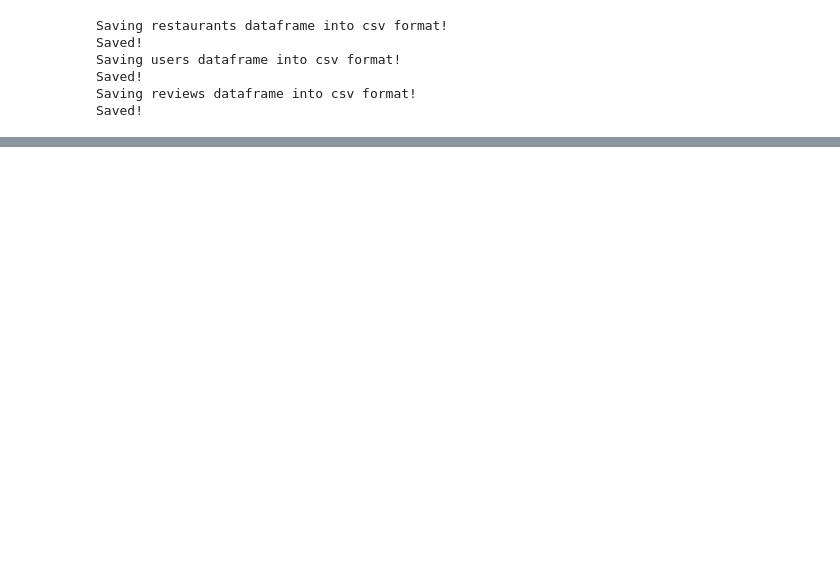
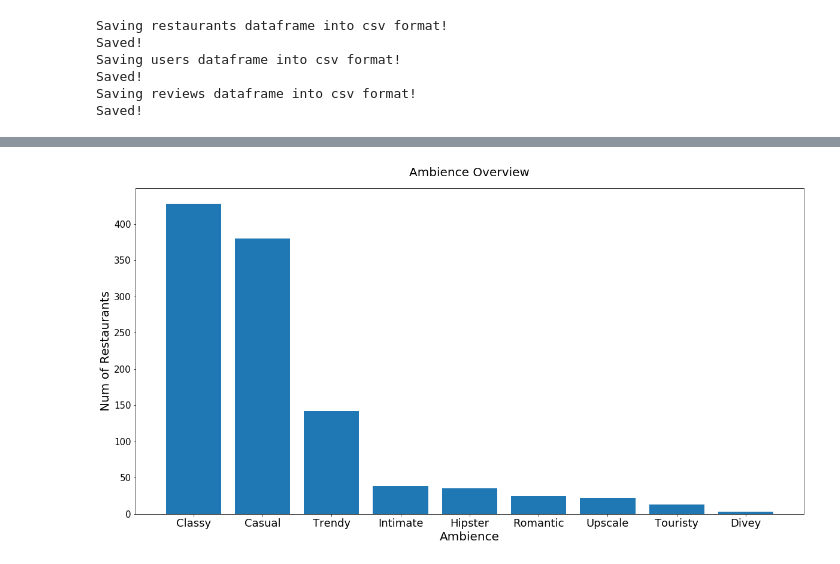
Before and after one commit to yueweng/restaurant-recommender, a Jupyter notebook: capstone_eda.ipynb, the cells around one changed output, grey strips where cells are left out. Cells and saved outputs as stored; diff of their text form; code cells hidden in the pictures; blank space fills up the shorter version.

```diff
--- a/capstone_eda.ipynb
+++ b/capstone_eda.ipynb
@@ -110,0 +171,9 @@ plt.tick_params(axis='y', which='major', labelsize=15)
+# %%
+rest_att = ['_id', 'title', 'price', 'stars', 'reviewCount']
+rest = {}
+for att in rest_att:
+    rest[att] = restaurants_df[att]
+
+
+rest_condensed_df = pd.DataFrame(rest)
+rest_condensed_df
@@ -110,0 +194,3 @@ plt.tick_params(axis='y', which='major', labelsize=15)
+# %%
+ambience_df = pd.concat([rest_condensed_df, ambience_dummies], axis=1)
+ambience_df
@@ -110,0 +211,10 @@ plt.tick_params(axis='y', which='major', labelsize=15)
+# %%
+amb = {}
+for col in ambience_cols:
+    column = col.strip()
+    print(column)
+    print(ambience_df[column].value_counts())
+    for k, v in ambience_df[column].value_counts().items():
+        if k == 1.0:
+            amb[column] = v
+amb
@@ -110,0 +248,15 @@ plt.tick_params(axis='y', which='major', labelsize=15)
+# %%
+amb_df = pd.DataFrame(list(amb.items()), columns=['Ambience', 'Count'])
+amb_df.sort_values(by=['Count'], ascending=False, inplace=True)
+# %%
+fig, ax = plt.subplots(figsize=[20, 10])
+ax.bar(amb_df['Ambience'], amb_df['Count'])
+
+ax.set_title('Ambience Overview', fontsize=20, pad=20)
+ax.set_xlabel('Ambience', fontsize=20)
+ax.set_ylabel('Num of Restaurants', fontsize=20)
+
+plt.tick_params(axis='x', which='major', labelsize=18)
+plt.tick_params(axis='y', which='major', labelsize=15)
+# %% [output]
+[figure, added]
```
Also changed, not shown: parts of 27 cells of this notebook, 13 other files.
